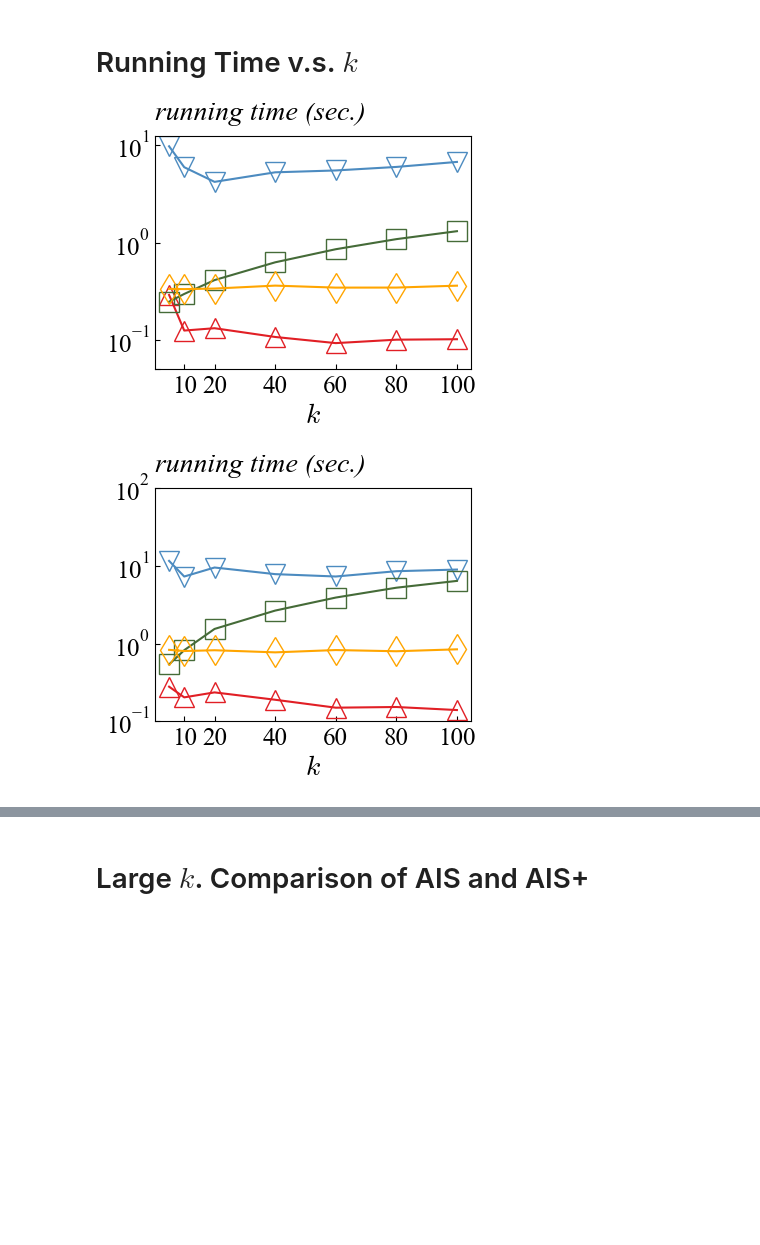
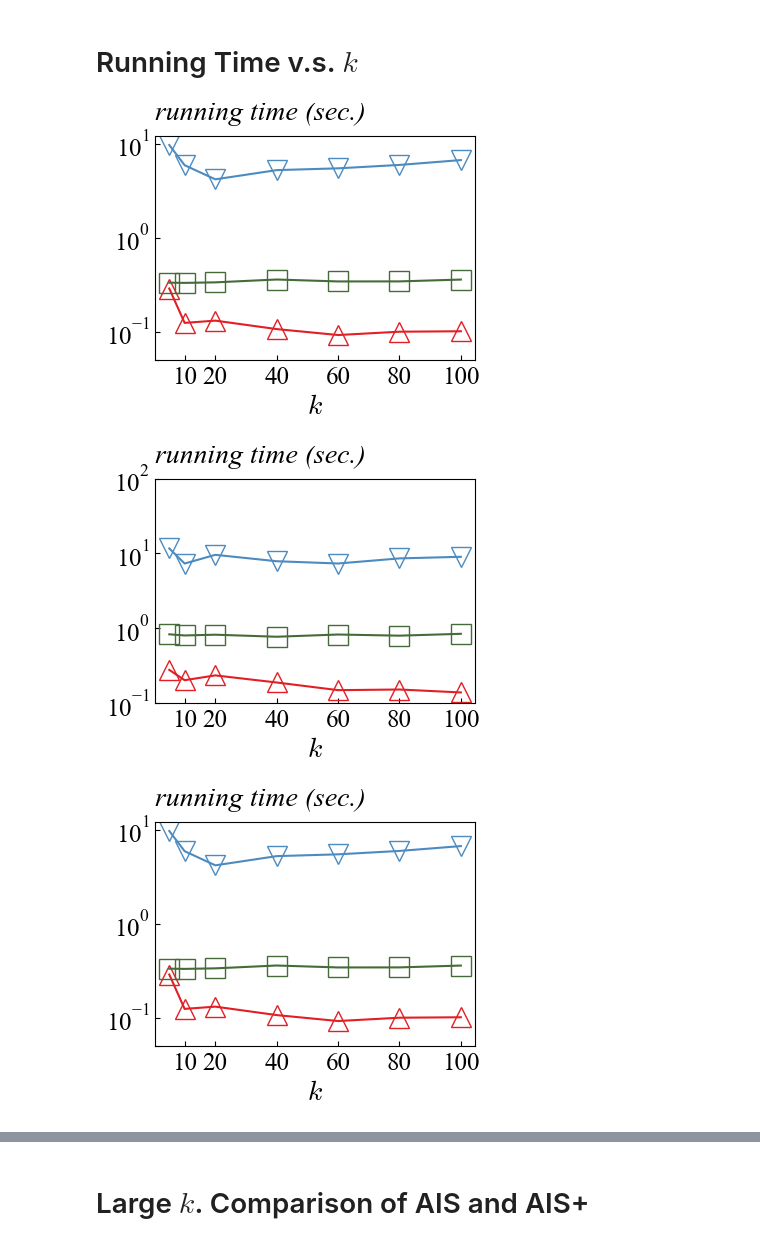
Before and after one commit to chenxlong3/AISPAC, a Jupyter notebook: data_process.ipynb, the cells around one changed output, grey strips where cells are left out. Cells and saved outputs as stored; diff of their text form; code cells hidden in the pictures; blank space fills up the shorter version.

```diff
--- a/data_process.ipynb
+++ b/data_process.ipynb
@@ -8,6 +8,11 @@ import re, os
 # plt.rcParams['figure.dpi'] = 200
 plt.rcParams["mathtext.fontset"] = "cm"
 plt.rcParams["font.family"] = "Times New Roman"
+# plt.rcParams['figure.figsize'] = [4, 3.5]
+# plt.rcParams['figure.subplot.left'] = 0
+# plt.rcParams['figure.subplot.bottom'] = 0
+# plt.rcParams['figure.subplot.right'] = 1
+# plt.rcParams['figure.subplot.top'] = 1
 MARKERS_LIST = [
     "^",
     "v",
@@ -84,6 +89,7 @@ def plot_lines(arr_2d, line_labels, x_axis,
         plt.figure(figsize=kwargs["fig_size"])
     else:
         plt.figure(figsize=(4, 3))
+    # plt.subplots_adjust(0,0,1,1)
     axes = plt.gca()
     for i in range(len(arr_2d)):
         plt.plot(
@@ -152,11 +158,11 @@ def plot_lines(arr_2d, line_labels, x_axis,
         axes.tick_params(pad=kwargs["tick_pad"])
     if "display_legend" in kwargs.keys() and kwargs["display_legend"]:
         plt.legend()
-    plt.tight_layout()
+    # plt.tight_layout()
     if save_path != None:
         dir = os.path.split(save_path)[0]
         os.makedirs(dir, exist_ok=True)
-        plt.savefig(save_path)
+        plt.savefig(save_path, bbox_inches='tight')
     plt.show()
     return
 
@@ -729,10 +734,11 @@ plot_lines(time_k_dblp_arr,
 # %% [markdown]
 # Scalability
 # %%
-all_methods = ["AISPAC", "AugIM", "AIS", "AIS_plus"]
+all_methods = ["AISPAC", "AugIM", "AIS_plus"]
 scale_k_list = [5, 10] + list(range(20, 101, 20))
 methods_approx = ["AISPAC", "AugIM"]
 methods_ais = ["AIS", "AIS_plus"]
+method_labels = ["AISPAC", "AugIM", "AIS"]
 # %%
 inf_k_Epinions_scale_dict = get_inf_spread_of_one_dataset("Epinions", list(range(2021, 2031)),
                                                 k_list=scale_k_list,
@@ -874,38 +917,74 @@ time_k_DBLP_RAND_arr = convert_dict_to_arr({**time_k_DBLP_RAND_dict, **time_k_DB
 # %%
 plot_lines(time_k_epin_RAND_arr,
-           line_labels=["AISPAC", "AugIM", "AIS", "AIS_plus"],
+           line_labels=method_labels,
            x_axis=scale_k_list,
            x_ticks=scale_k_list[1:],
            x_ticklabels=scale_k_list[1:],
            ms=MARKER_SIZE,
            x_label=r"$k$",
            y_label=r"running time (sec.)",
            tick_size=TICK_SIZE,
            label_size=LABEL_SIZE,
            fig_size=FIG_SIZE,
            y_label_pos=Y_LABEL_POS,
            y_logscale=True,
            y_ticks=[0.05, 0.1, 1, 10],
            minor_ticks=False,
            save_path="./figs/time_k_RAND_epin.pdf"
            )
 plot_lines(time_k_DBLP_RAND_arr,
-           line_labels=["AISPAC", "AugIM", "AIS", "AIS_plus"],
+           line_labels=method_labels,
            x_axis=scale_k_list,
            x_ticks=scale_k_list[1:],
            x_ticklabels=scale_k_list[1:],
            ms=MARKER_SIZE,
            x_label=r"$k$",
            y_label=r"running time (sec.)",
            tick_size=TICK_SIZE,
            label_size=LABEL_SIZE,
            fig_size=FIG_SIZE,
            y_label_pos=Y_LABEL_POS,
            y_logscale=True,
            y_ticks=[0.1, 1, 10, 100],
            minor_ticks=False,
-           save_path="./figs/time_k_OUTDEG_dblp.pdf"
+           save_path="./figs/time_k_RAND_dblp.pdf"
            )
+
+plot_lines(time_k_epin_RAND_arr,
+           line_labels=method_labels,
+           x_axis=scale_k_list,
+           x_ticks=scale_k_list[1:],
+           x_ticklabels=scale_k_list[1:],
+           ms=MARKER_SIZE,
+           x_label=r"$k$",
+           y_label=r"running time (sec.)",
+           tick_size=TICK_SIZE,
+           label_size=LABEL_SIZE,
+           fig_size=FIG_SIZE,
+           y_label_pos=Y_LABEL_POS,
+           y_logscale=True,
+           y_ticks=[0.05, 0.1, 1, 10],
+           minor_ticks=False,
+           save_path="./figs/time_k_RAND_LJ.pdf"
+           )
+plot_lines(time_k_DBLP_RAND_arr,
+           line_labels=method_labels,
+           x_axis=scale_k_list,
+           x_ticks=scale_k_list[1:],
+           x_ticklabels=scale_k_list[1:],
+           ms=MARKER_SIZE,
+           x_label=r"$k$",
+           y_label=r"running time (sec.)",
+           tick_size=TICK_SIZE,
+           label_size=LABEL_SIZE,
+           fig_size=FIG_SIZE,
+           y_label_pos=Y_LABEL_POS,
+           y_logscale=True,
+           y_ticks=[0.1, 1, 10, 100],
+           minor_ticks=False,
+           save_path="./figs/time_k_RAND_orkut.pdf"
+           )
 # %% [output]
-[figure, old version]
+[figure, new version]
-[figure, old version]
+[figure, new version]
+[figure, added]
```
Also changed, not shown: parts of 15 cells of this notebook.
